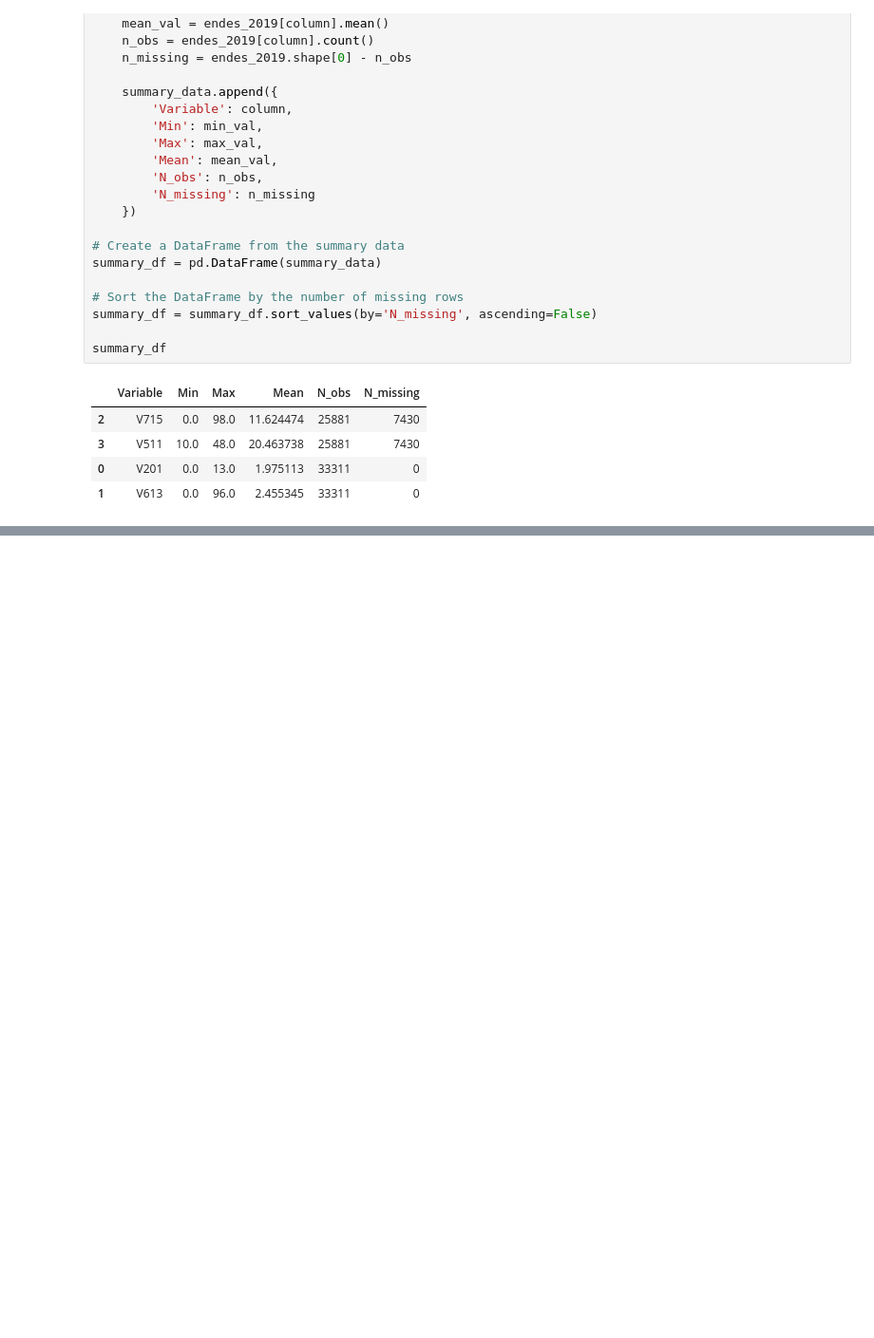
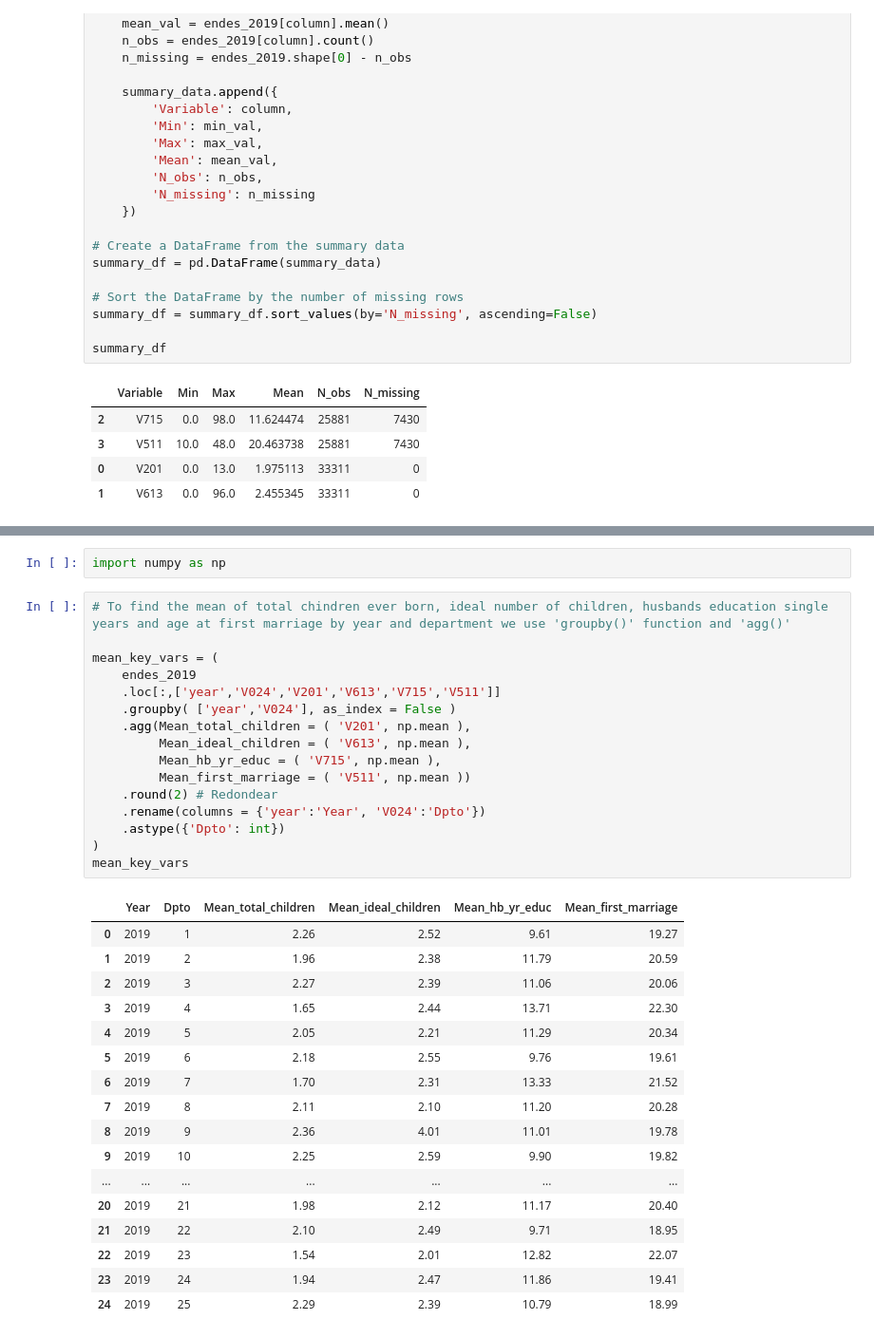
Before and after one commit to alexanderquispe/BiLab_Summer_Python, a Jupyter notebook: assignments/Assignment_3/Group_8_ass_3_2024.ipynb, the cells around one changed output, grey strips where cells are left out. Shown at 95% size. Drawn from its saved outputs; the diff is of its cells as text; blank space fills up the shorter version.

```diff
--- a/assignments/Assignment_3/Group_8_ass_3_2024.ipynb
+++ b/assignments/Assignment_3/Group_8_ass_3_2024.ipynb
@@ -144,0 +167,36 @@ summary_df
+# %%
+import numpy as np
+# %%
+# To find the mean of total chindren ever born, ideal number of children, husbands education single years and age at first marriage by year and department we use 'groupby()' function and 'agg()'
+
+mean_key_vars = (
+    endes_2019
+    .loc[:,['year','V024','V201','V613','V715','V511']]
+    .groupby( ['year','V024'], as_index = False )
+    .agg(Mean_total_children = ( 'V201', np.mean ),
+         Mean_ideal_children = ( 'V613', np.mean ),
+         Mean_hb_yr_educ = ( 'V715', np.mean ),
+         Mean_first_marriage = ( 'V511', np.mean ))
+    .round(2) # Redondear
+    .rename(columns = {'year':'Year', 'V024':'Dpto'})
+    .astype({'Dpto': int})
+)
+mean_key_vars
+# %% [output]
+|  | Year | Dpto | Mean_total_children | Mean_ideal_children | Mean_hb_yr_educ | Mean_first_marriage |
+| 0 | 2019 | 1 | 2.26 | 2.52 | 9.61 | 19.27 |
+| 1 | 2019 | 2 | 1.96 | 2.38 | 11.79 | 20.59 |
+| 2 | 2019 | 3 | 2.27 | 2.39 | 11.06 | 20.06 |
+| 3 | 2019 | 4 | 1.65 | 2.44 | 13.71 | 22.30 |
+| 4 | 2019 | 5 | 2.05 | 2.21 | 11.29 | 20.34 |
+| 5 | 2019 | 6 | 2.18 | 2.55 | 9.76 | 19.61 |
+| 6 | 2019 | 7 | 1.70 | 2.31 | 13.33 | 21.52 |
+| 7 | 2019 | 8 | 2.11 | 2.10 | 11.20 | 20.28 |
+| 8 | 2019 | 9 | 2.36 | 4.01 | 11.01 | 19.78 |
+| 9 | 2019 | 10 | 2.25 | 2.59 | 9.90 | 19.82 |
+| ... | ... | ... | ... | ... | ... | ... |
+| 20 | 2019 | 21 | 1.98 | 2.12 | 11.17 | 20.40 |
+| 21 | 2019 | 22 | 2.10 | 2.49 | 9.71 | 18.95 |
+| 22 | 2019 | 23 | 1.54 | 2.01 | 12.82 | 22.07 |
+| 23 | 2019 | 24 | 1.94 | 2.47 | 11.86 | 19.41 |
+| 24 | 2019 | 25 | 2.29 | 2.39 | 10.79 | 18.99 |
```
Also changed, not shown: parts of 6 cells of this notebook.
